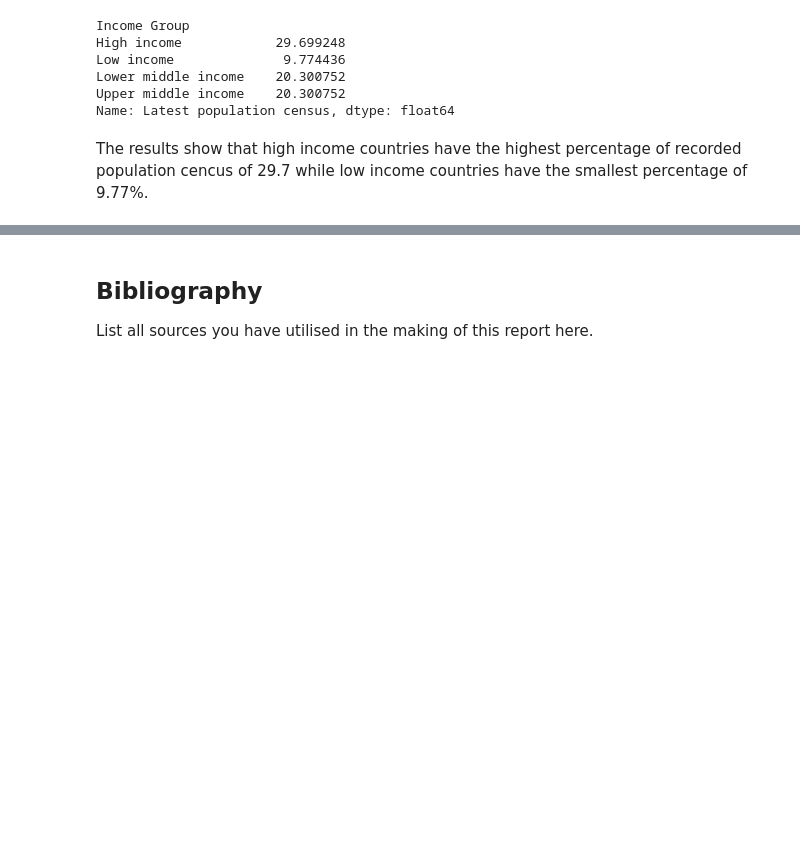
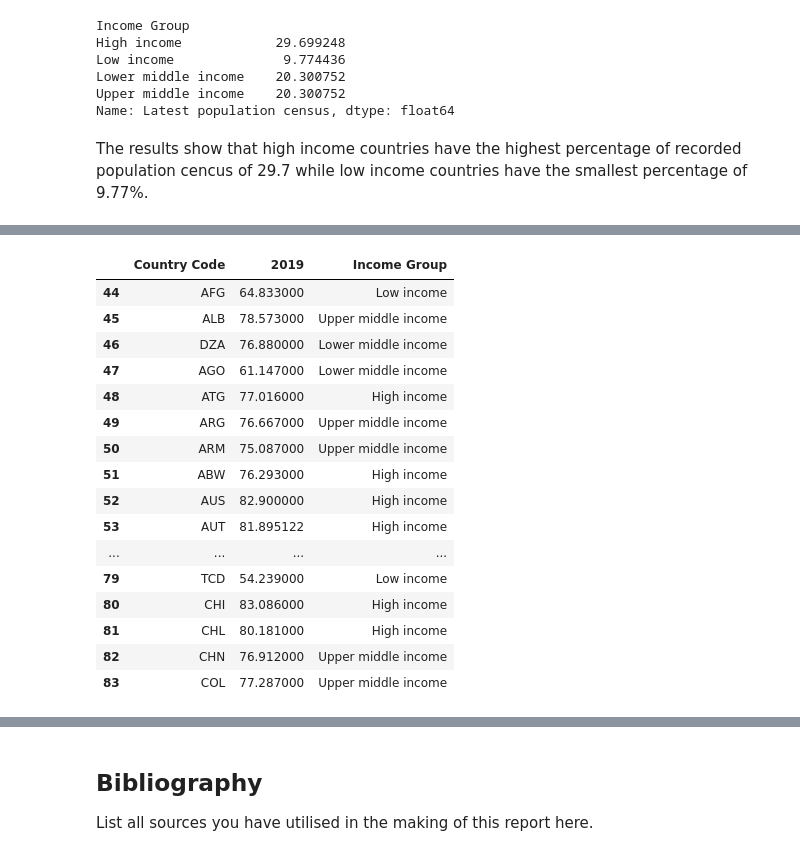
Before and after one commit to R-Bagala/Data-Science-Assignment-UoS, a Jupyter notebook: 3428295_CSCU9M3_TheAssignment_Aut26.ipynb, the cells around one changed output, grey strips where cells are left out. Drawn from its saved outputs; the diff is of its cells as text; code cells hidden in the pictures; blank space fills up the shorter version.

```diff
--- a/3428295_CSCU9M3_TheAssignment_Aut26.ipynb
+++ b/3428295_CSCU9M3_TheAssignment_Aut26.ipynb
@@ -489,0 +496,32 @@ The results show that high income countries have the highest percentage of recor
+# %%
+#accessing life expectancy indicator
+life_expectancy = clean_stats[clean_stats["Indicator Name"] == "Life expectancy at birth, total (years)"]
+
+#keeping the data to 2019
+life_expectancy = life_expectancy[["Country Code", "2019"]]
+
+#combining life expectancy with country income from country dataset
+life_expectancy_data = pd.merge(life_expectancy, clean_country[["Country Code", "Income Group"]], on="Country Code")
+
+#removing empty income groups
+life_expectancy_data = life_expectancy_data.dropna(subset=["Income Group"])
+
+display(life_expectancy_data.head(40))
+# %% [output]
+|  | Country Code | 2019 | Income Group |
+| 44 | AFG | 64.833000 | Low income |
+| 45 | ALB | 78.573000 | Upper middle income |
+| 46 | DZA | 76.880000 | Lower middle income |
+| 47 | AGO | 61.147000 | Lower middle income |
+| 48 | ATG | 77.016000 | High income |
+| 49 | ARG | 76.667000 | Upper middle income |
+| 50 | ARM | 75.087000 | Upper middle income |
+| 51 | ABW | 76.293000 | High income |
+| 52 | AUS | 82.900000 | High income |
+| 53 | AUT | 81.895122 | High income |
+| ... | ... | ... | ... |
+| 79 | TCD | 54.239000 | Low income |
+| 80 | CHI | 83.086000 | High income |
+| 81 | CHL | 80.181000 | High income |
+| 82 | CHN | 76.912000 | Upper middle income |
+| 83 | COL | 77.287000 | Upper middle income |
```
Also changed, not shown: parts of 7 cells of this notebook, 1 other file.
